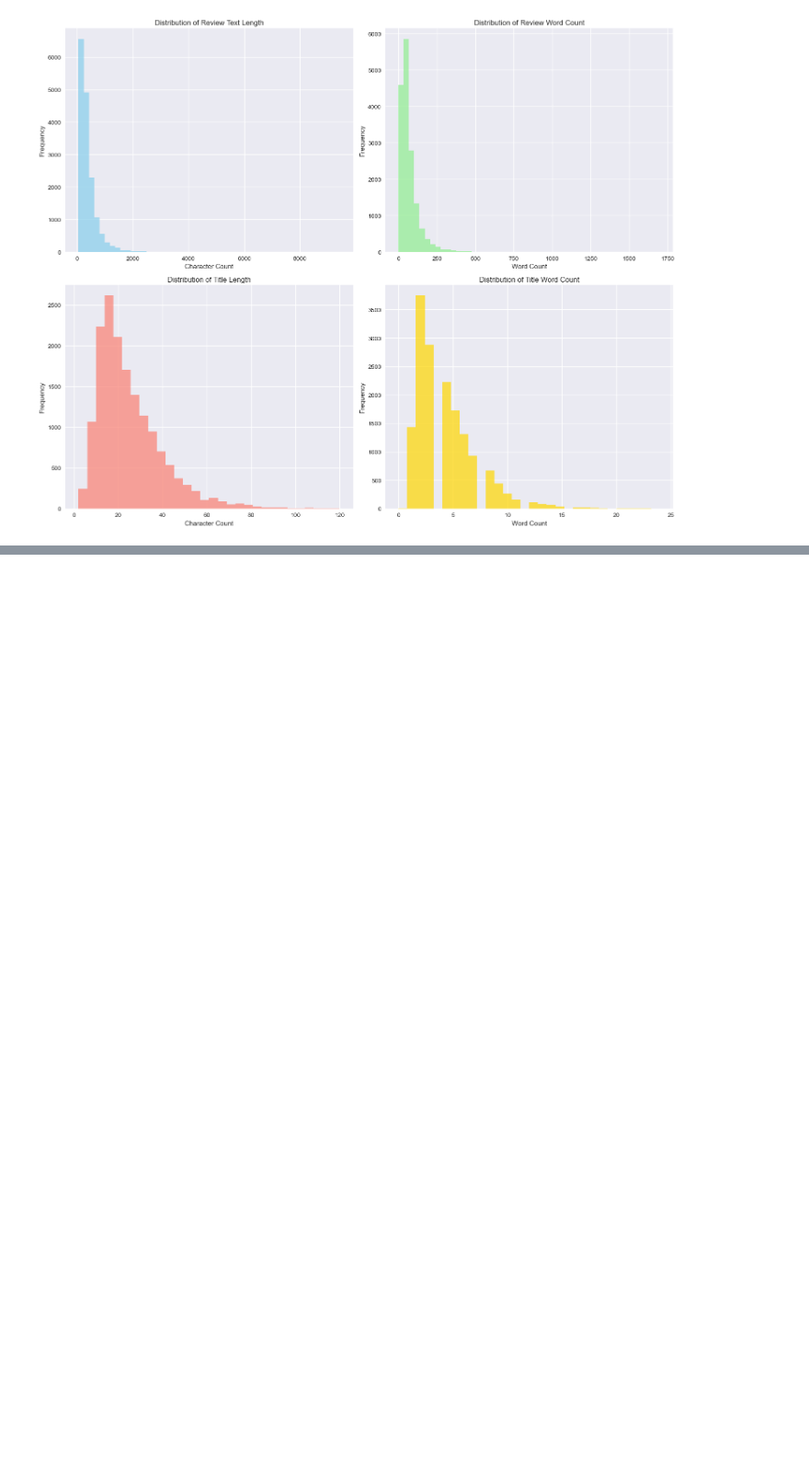
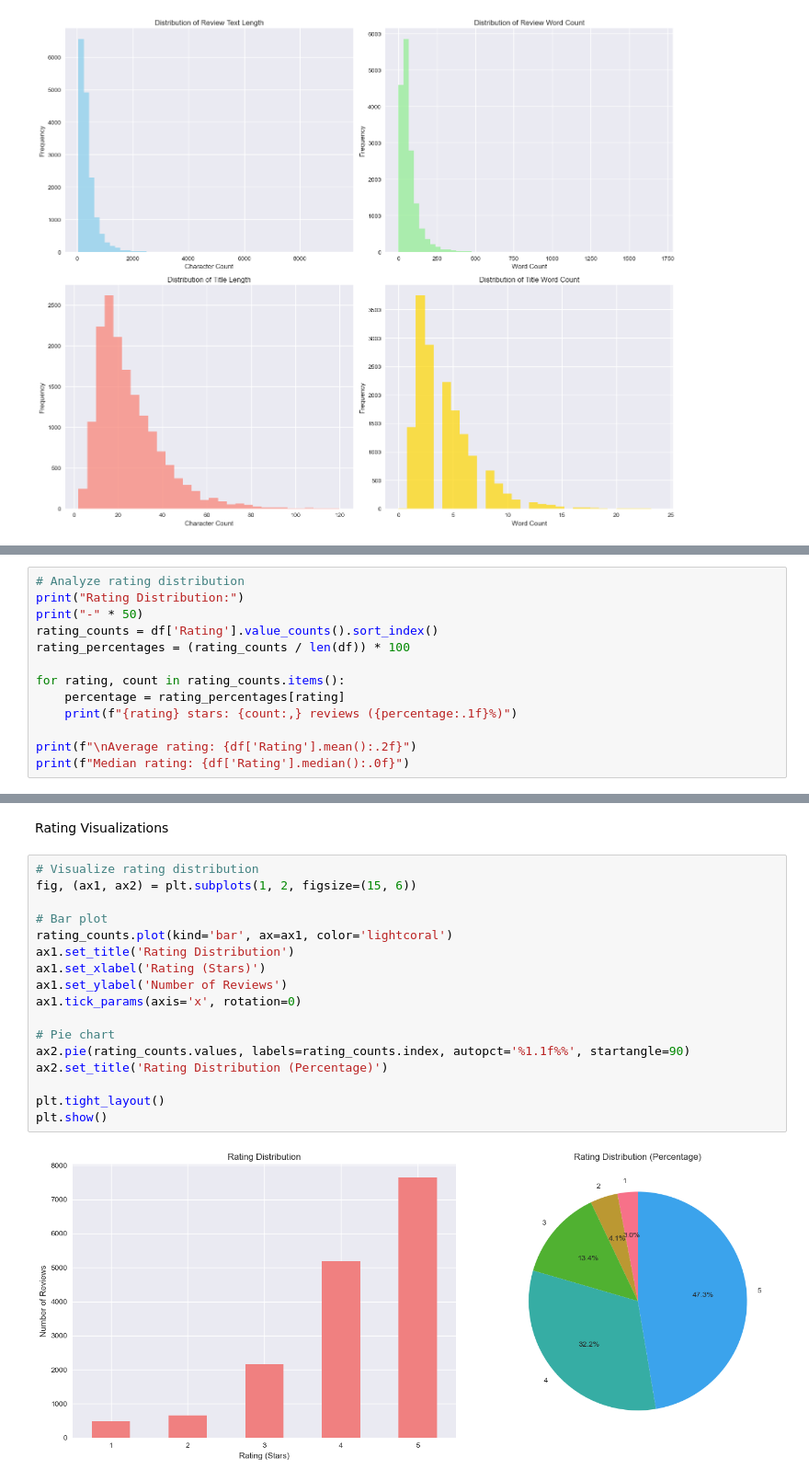
Before and after one commit to j2damax/explainable-tourism-nlp, a Jupyter notebook: notebooks/01_eda.ipynb, the cells around one changed output, grey strips where cells are left out. Shown at 92% size. Drawn from its saved outputs; the diff is of its cells as text; blank space fills up the shorter version.

```diff
--- a/notebooks/01_eda.ipynb
+++ b/notebooks/01_eda.ipynb
@@ -160,0 +163,13 @@ plt.show()
+# %%
+# Analyze rating distribution
+print("Rating Distribution:")
+print("-" * 50)
+rating_counts = df['Rating'].value_counts().sort_index()
+rating_percentages = (rating_counts / len(df)) * 100
+
+for rating, count in rating_counts.items():
+    percentage = rating_percentages[rating]
+    print(f"{rating} stars: {count:,} reviews ({percentage:.1f}%)")
+
+print(f"\nAverage rating: {df['Rating'].mean():.2f}")
+print(f"Median rating: {df['Rating'].median():.0f}")
@@ -160,0 +187,21 @@ plt.show()
+# %% [markdown]
+Rating Visualizations
+# %%
+# Visualize rating distribution
+fig, (ax1, ax2) = plt.subplots(1, 2, figsize=(15, 6))
+
+# Bar plot
+rating_counts.plot(kind='bar', ax=ax1, color='lightcoral')
+ax1.set_title('Rating Distribution')
+ax1.set_xlabel('Rating (Stars)')
+ax1.set_ylabel('Number of Reviews')
+ax1.tick_params(axis='x', rotation=0)
+
+# Pie chart
+ax2.pie(rating_counts.values, labels=rating_counts.index, autopct='%1.1f%%', startangle=90)
+ax2.set_title('Rating Distribution (Percentage)')
+
+plt.tight_layout()
+plt.show()
+# %% [output]
+[figure, added]
```
Also changed, not shown: parts of 26 cells of this notebook, 5 other files.
